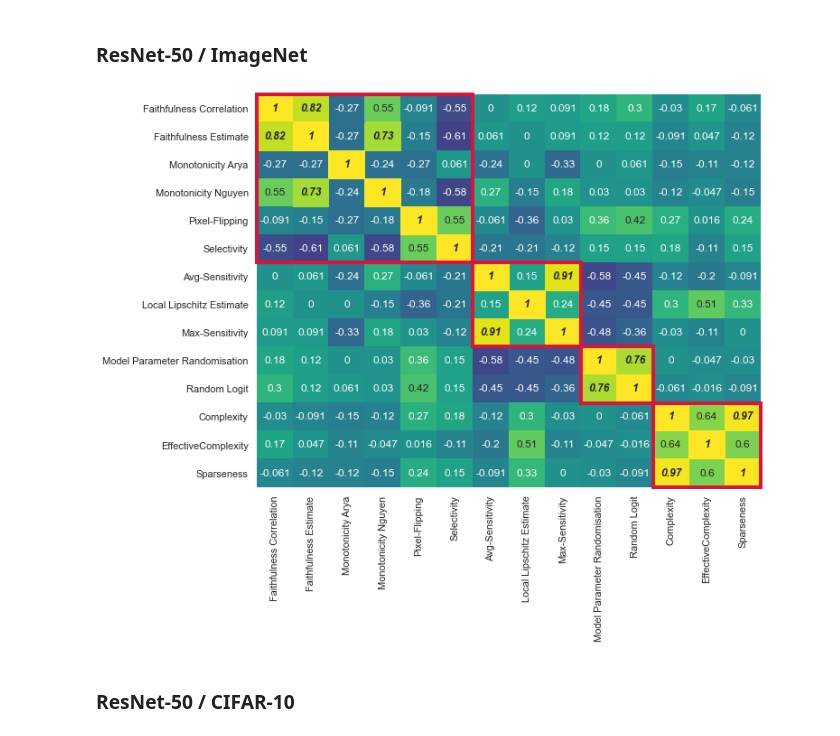
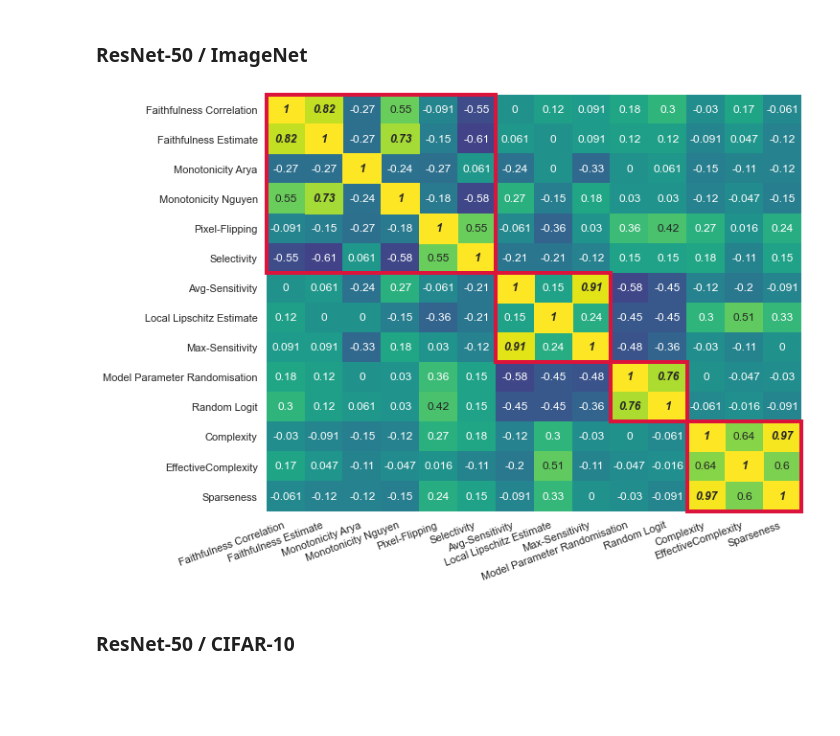
Before and after one commit to multitel-ai/Evaluation-XAI-Metrics-GD6-TRAIL, a Jupyter notebook: XAI_analysis.ipynb, the cells around one changed output. Cells and saved outputs as stored; diff of their text form; code cells hidden in the pictures; blank space fills up the shorter version.

Commit message:
Axis params for corr/bump plot + results figs update.

```diff
--- a/XAI_analysis.ipynb
+++ b/XAI_analysis.ipynb
@@ -332,7 +332,7 @@ def compute_corr_matrix_by_mean_corr_aggreg(scores_dict, metrics):
     return average_tau_values, average_p_values
 # %%
 def plot_corr_matrix(tau_values, p_values, y_labels, x_labels, fig_size, filename=None,
-                     rotate_x=True, half_rotate_x=False, rotate_y=True, subgroups=None):
+                     rotate_x=True, half_rotate_x=False, rotate_y=True, subgroups=None, remove_y=False):
 
     p_values_flattened = [p_value for i, sublist in enumerate(p_values) for p_value in sublist[:i]]
     reject, _, _, _ = multipletests(p_values_flattened, alpha=0.05, method='holm')
@@ -380,6 +380,10 @@ def plot_corr_matrix(tau_values, p_values, y_labels, x_labels, fig_size, filenam
                     mask=mask,
                     cmap='viridis')
 
+    if remove_y:
+        # Remove yticks
+        ax.set_yticks([])
+
     if half_rotate_x:
         plt.xticks(rotation=20, ha="right")
     elif rotate_x:
@@ -612,10 +616,10 @@ plot_corr_matrix(tau_values, p_values, short_labels, short_labels, filename=file
 # %%
 filename = 'pakdd2023_corr_matrix_all_metrics_resnet50_imagenet'
 tau_values, p_values = compute_corr_matrix_by_mean_score_aggreg(scores_by_metric_dict['resnet50']['imagenet'], metrics)
-plot_corr_matrix(tau_values, p_values, metrics, metrics, filename=filename,
+plot_corr_matrix(tau_values, p_values, metrics, metrics, filename=filename, half_rotate_x=True,
                  fig_size=(10,8), subgroups=(6,3,2,3), rotate_x=False)
 # %% [output]
-[figure, old version]
+[figure, new version]
 # %% [markdown]
 ### ResNet-50 / CIFAR-10
 # %%
```
Also changed, not shown: parts of 6 cells of this notebook, 25 other files.
